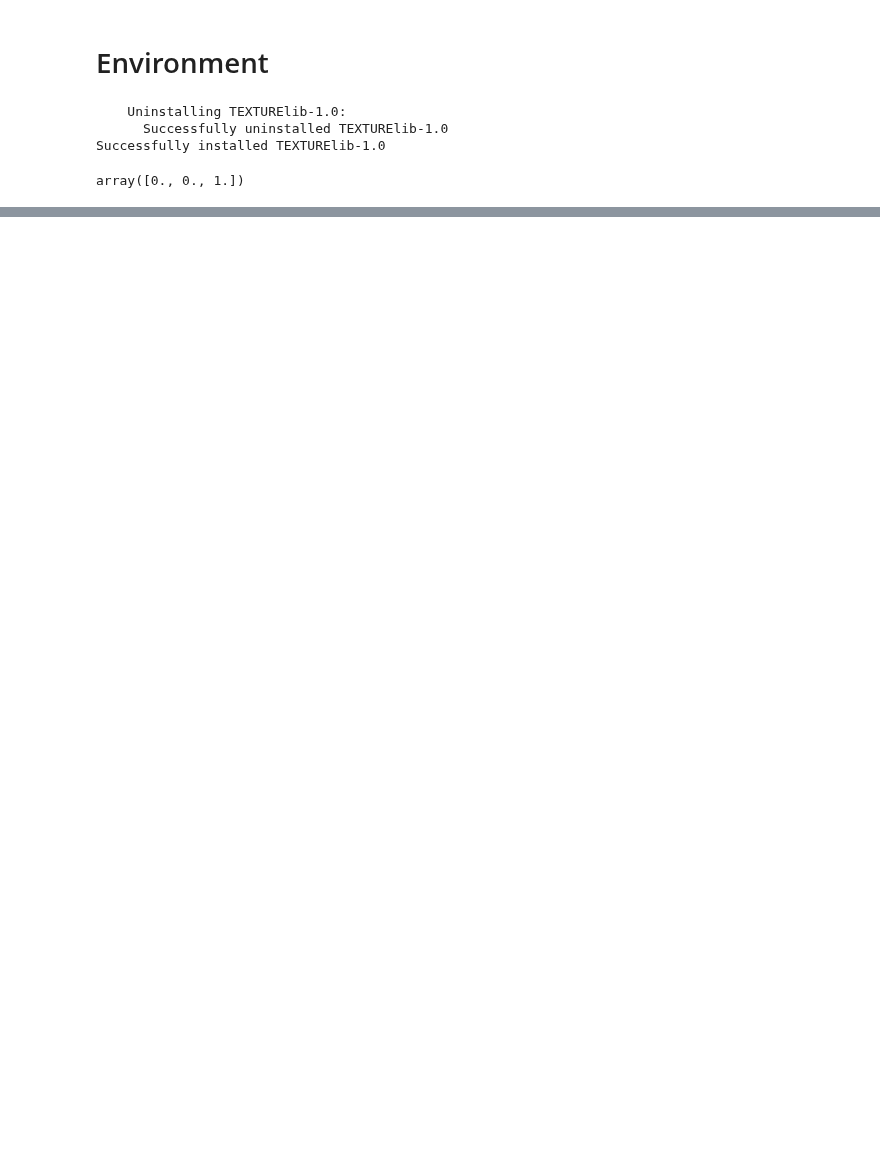
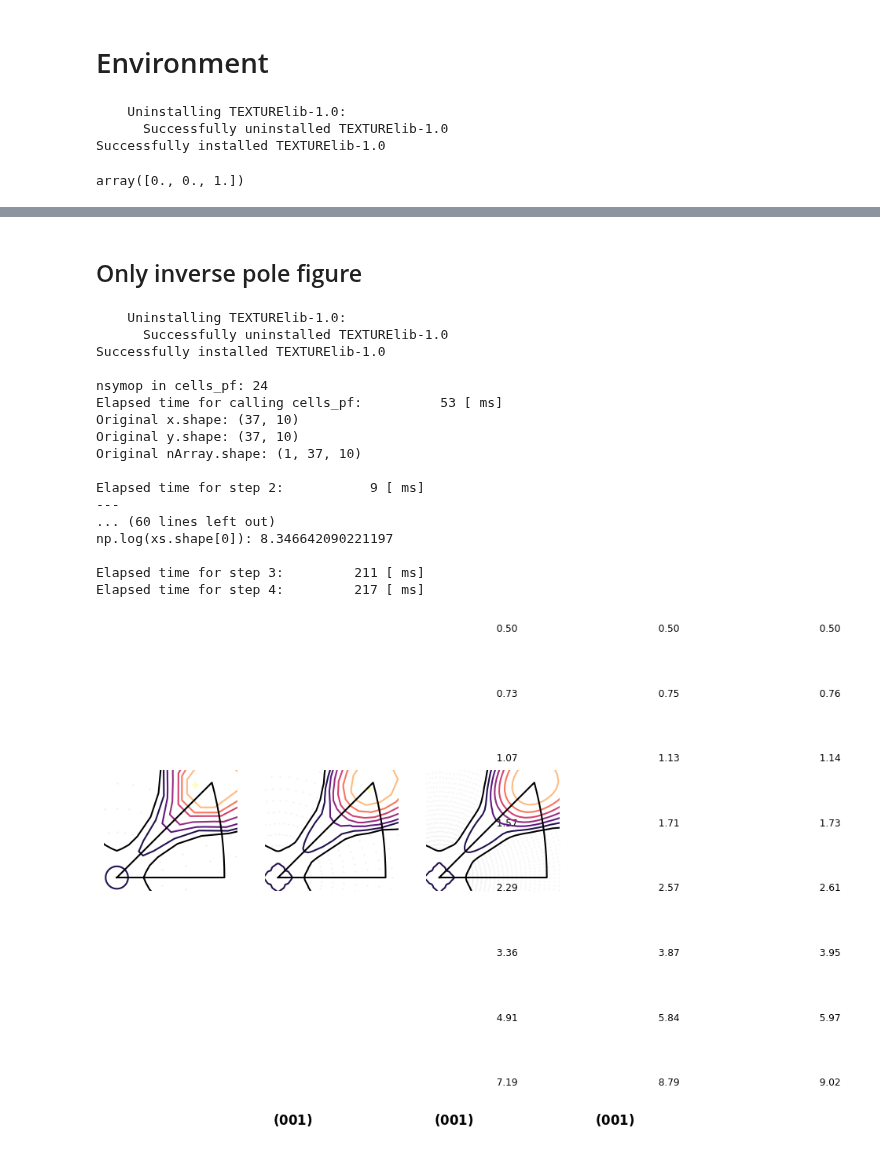
Before and after one commit to youngung/texture3, a Jupyter notebook: ipynb/ipf.ipynb, the cells around one changed output, grey strips where cells are left out. Drawn from its saved outputs; the diff is of its cells as text; code cells hidden in the pictures; blank space fills up the shorter version.

```diff
--- a/ipynb/ipf.ipynb
+++ b/ipynb/ipf.ipynb
@@ -136,0 +192,54 @@ Elapsed time for calling cells_pf:          38 [ ms]
+# %% [markdown]
+## Only inverse pole figure
+# %%
+!cd ../&& pip install . | tail -n 3 &&cd -
+
+if True:
+    filename='/Users/youngung/repo/evpsc/matData/vpscData/AZ31_SCNU/AZ31_500.tex'
+    grs=np.loadtxt(filename,skiprows=4)
+    fnsx='/Users/youngung/repo/evpsc/matData/vpscData/AZ31_SCNU/sx'
+    csym, cdim, cang = sym.read_fnsx(fnsx)
+#    a=[0,0,0,2];b=[1,0,-1,0];c=[2,-1,-1,0]
+    a=[0,0,0,2];b=[2,-1,-1,0];c=[1,0,-1,0]
+    cpoles=[[0,0,0,2]]
+if True:
+    a=[0,0,1];b=[1,0,1];c=[1,1,1] ## boundary
+    fnsx='/Users/youngung/repo/evpsc/matData/vpscData/LC_Mooyeong/eddq.sx'
+    csym, cdim, cang = sym.read_fnsx(fnsx)
+    filename='/Users/youngung/repo/evpsc/matData/vpscData/LC_Mooyeong/EDDQ100'
+    grs=np.loadtxt(filename,skiprows=4)
+    cpoles=[[1,0,0],[1,1,0],[1,1,1]]
+if False:
+    a=[0,0,1];b=[1,0,0];c=[0,1,0] ## boundary
+    fnsx='/Users/youngung/repo/evpsc/examples/ex12_dd/uranium/uranium_dd_test.sx'
+    csym,cdim,cang=sym.read_fnsx(fnsx)
+    filename='/Users/youngung/repo/evpsc/examples/ex01_elast/U_clock.tex'
+    grs=np.loadtxt(filename,skiprows=4)
+    cpoles=[[1,0,0],[0,1,0],[1,0,1]]
+
+smooths=[1,2,5]
+
+fig,axes=gen_fig(nrows=1,ncols=len(smooths))#,rowsize=1.0)
+dth=10; dph=10
+mypf=upf.polefigure(grains=grs[:,:],fnsx=fnsx)
+for i, ismooth in enumerate(smooths):
+    mypf.pf_new(axs=axes[:,i:i+1].flatten(),proj='ipf',poles=[[0,0,1]],dth=dth,dph=dph,ismooth=ismooth,mn=0.5)
+# %% [output]
+    Uninstalling TEXTURElib-1.0:
+      Successfully uninstalled TEXTURElib-1.0
+Successfully installed TEXTURElib-1.0
+
+nsymop in cells_pf: 24
+Elapsed time for calling cells_pf:          53 [ ms]
+Original x.shape: (37, 10)
+Original y.shape: (37, 10)
+Original nArray.shape: (1, 37, 10)
+
+Elapsed time for step 2:           9 [ ms]
+---
+... (60 lines left out)
+np.log(xs.shape[0]): 8.346642090221197
+
+Elapsed time for step 3:         211 [ ms]
+Elapsed time for step 4:         217 [ ms]
+[figure, added]
```
Also changed, not shown: parts of 3 cells of this notebook, 1 other file.
